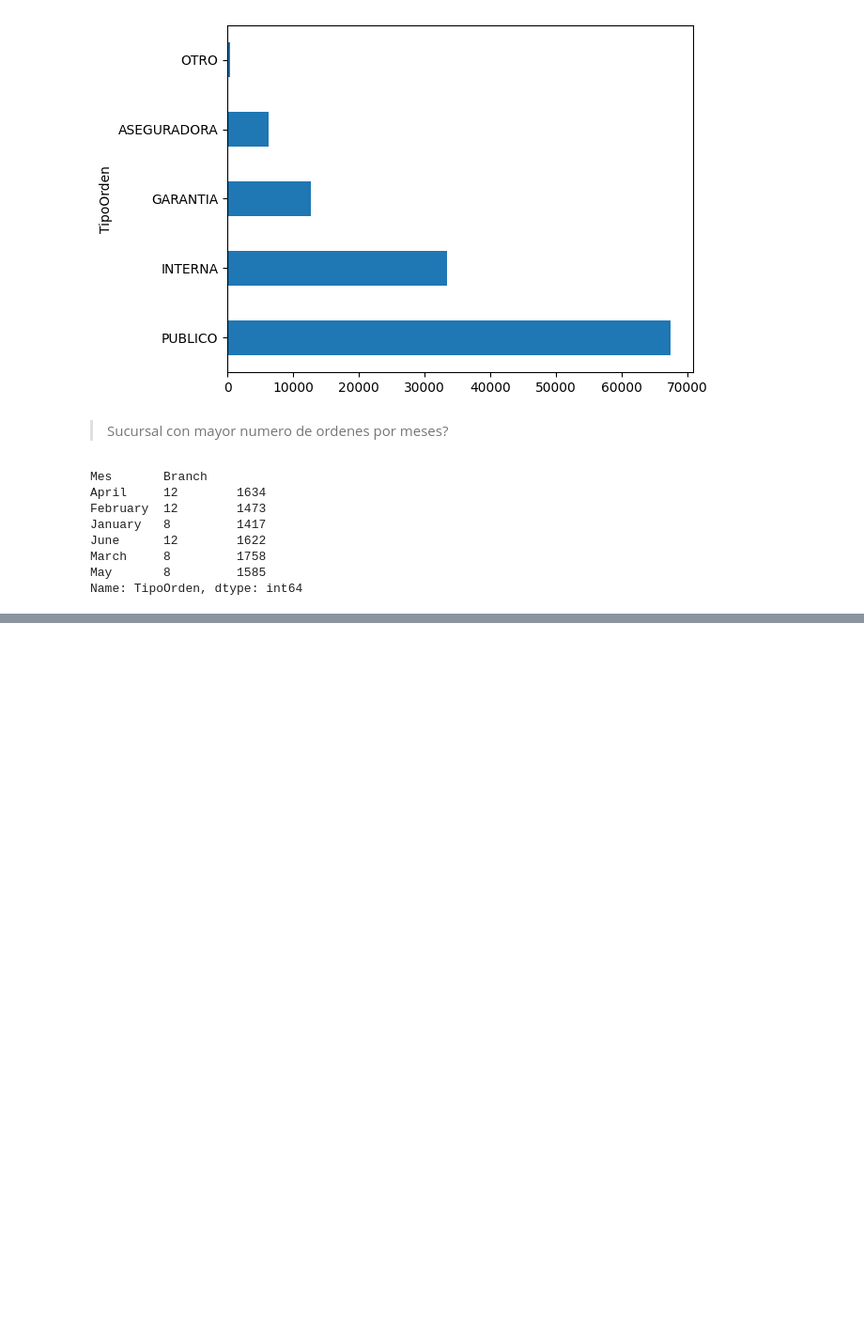
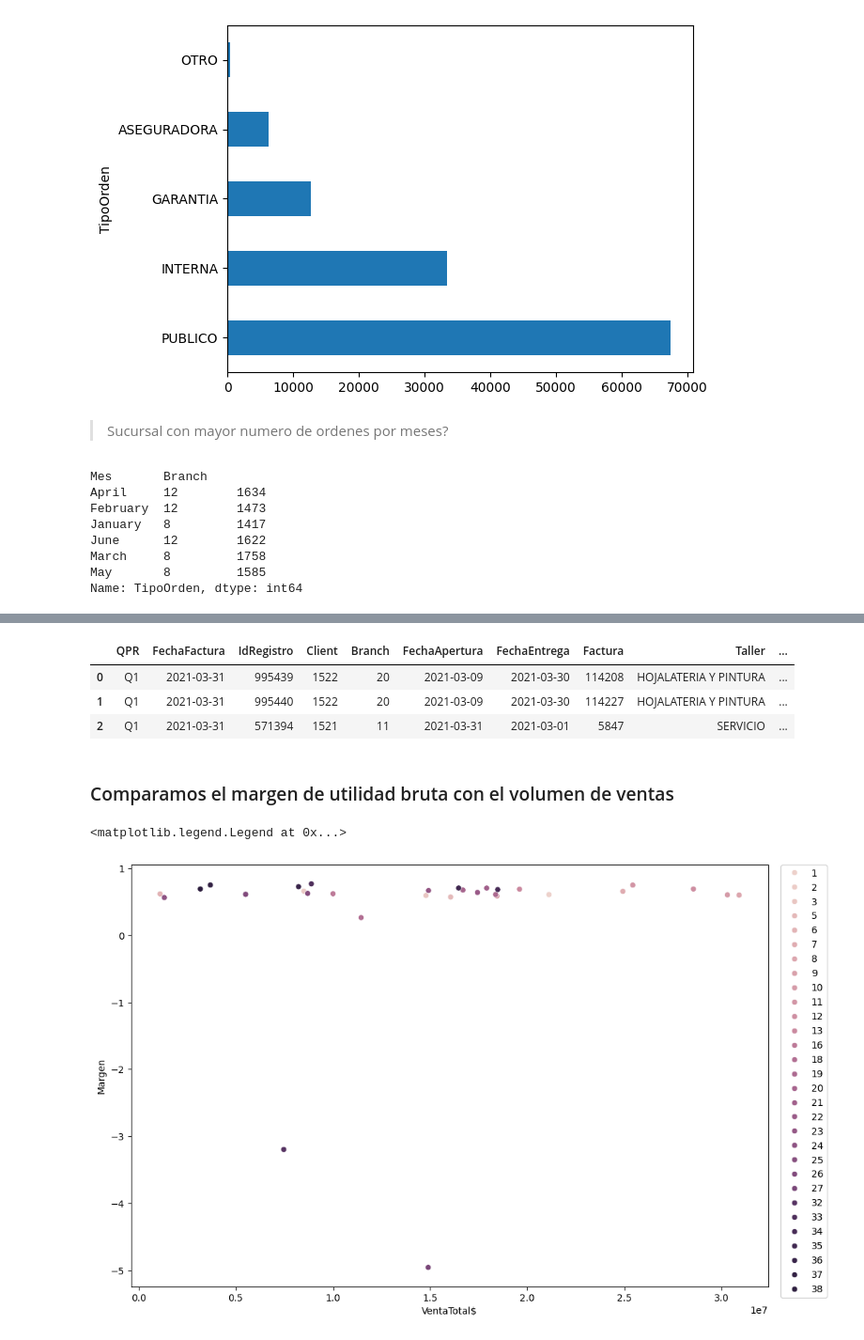
Before and after one commit to DRPproton/dealer_analysis, a Jupyter notebook: prueba.ipynb, the cells around one changed output, grey strips where cells are left out. Shown at 94% size. Drawn from its saved outputs; the diff is of its cells as text; code cells hidden in the pictures; blank space fills up the shorter version.

```diff
--- a/prueba.ipynb
+++ b/prueba.ipynb
@@ -729,0 +806,19 @@ Name: TipoOrden, dtype: int64
+# %%
+data_merged.head(3)
+# %% [output]
+|  | QPR | FechaFactura | IdRegistro | Client | Branch | FechaApertura | FechaEntrega | Factura | Taller | ... |
+| 0 | Q1 | 2021-03-31 | 995439 | 1522 | 20 | 2021-03-09 | 2021-03-30 | 114208 | HOJALATERIA Y PINTURA | ... |
+| 1 | Q1 | 2021-03-31 | 995440 | 1522 | 20 | 2021-03-09 | 2021-03-30 | 114227 | HOJALATERIA Y PINTURA | ... |
+| 2 | Q1 | 2021-03-31 | 571394 | 1521 | 11 | 2021-03-31 | 2021-03-01 | 5847 | SERVICIO | ... |
+# %% [markdown]
+### Comparamos el margen de utilidad bruta con el volumen de ventas
+# %%
+analisis_sucursal = data_merged.groupby('Branch').agg({'Margen': 'mean', 'VentaTotal$': 'sum'}).reset_index()
+# %%
+plt.figure(figsize=(12, 8))
+sns.scatterplot(x='VentaTotal$', y='Margen', data=analisis_sucursal, hue='Branch', legend='full');
+plt.legend(bbox_to_anchor=(1.02, 1), loc='upper left', borderaxespad=0)
+plt.show()
+# %% [output]
+<matplotlib.legend.Legend at 0x...>
+[figure, added]
```
Also changed, not shown: parts of 18 cells of this notebook.
